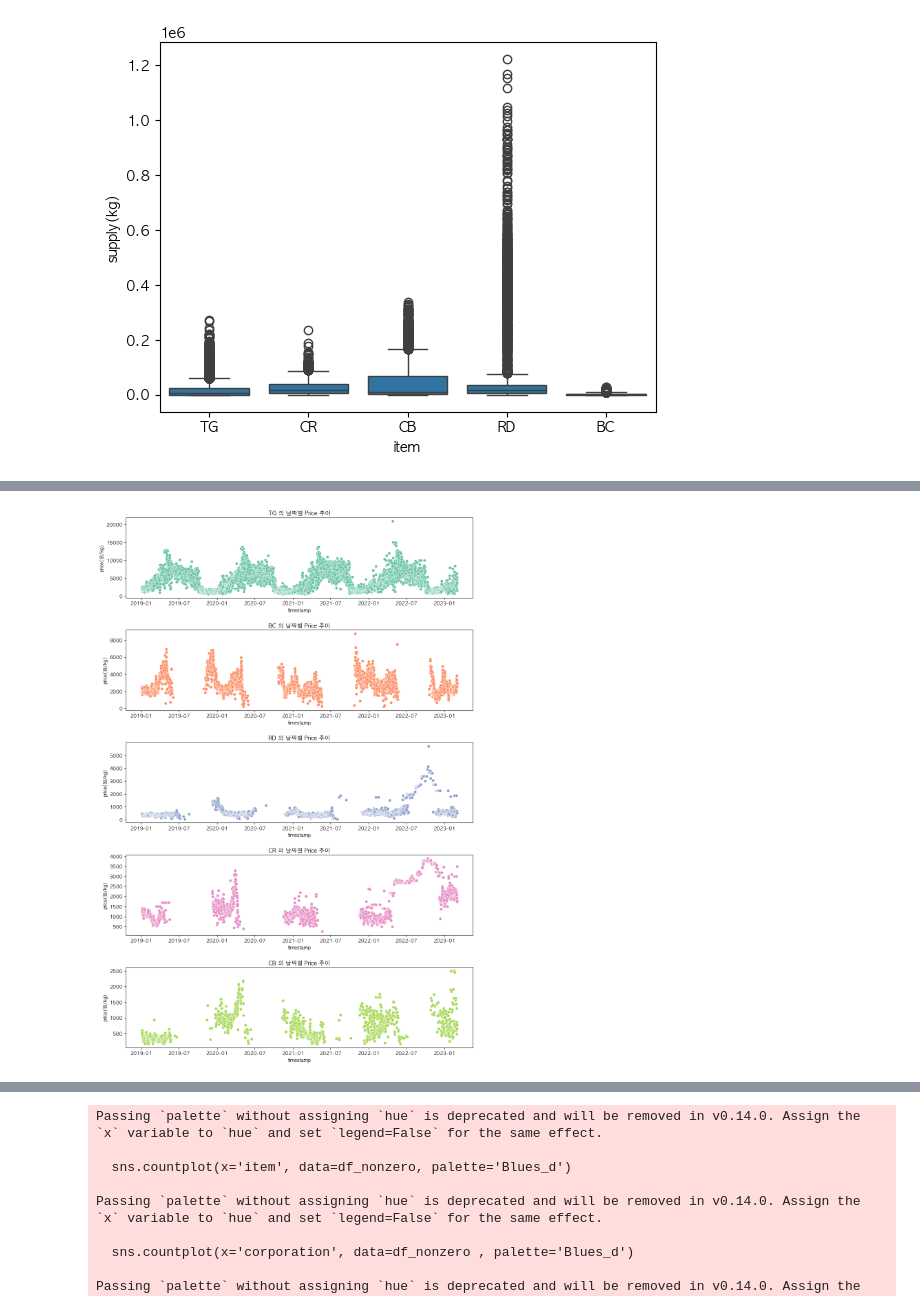
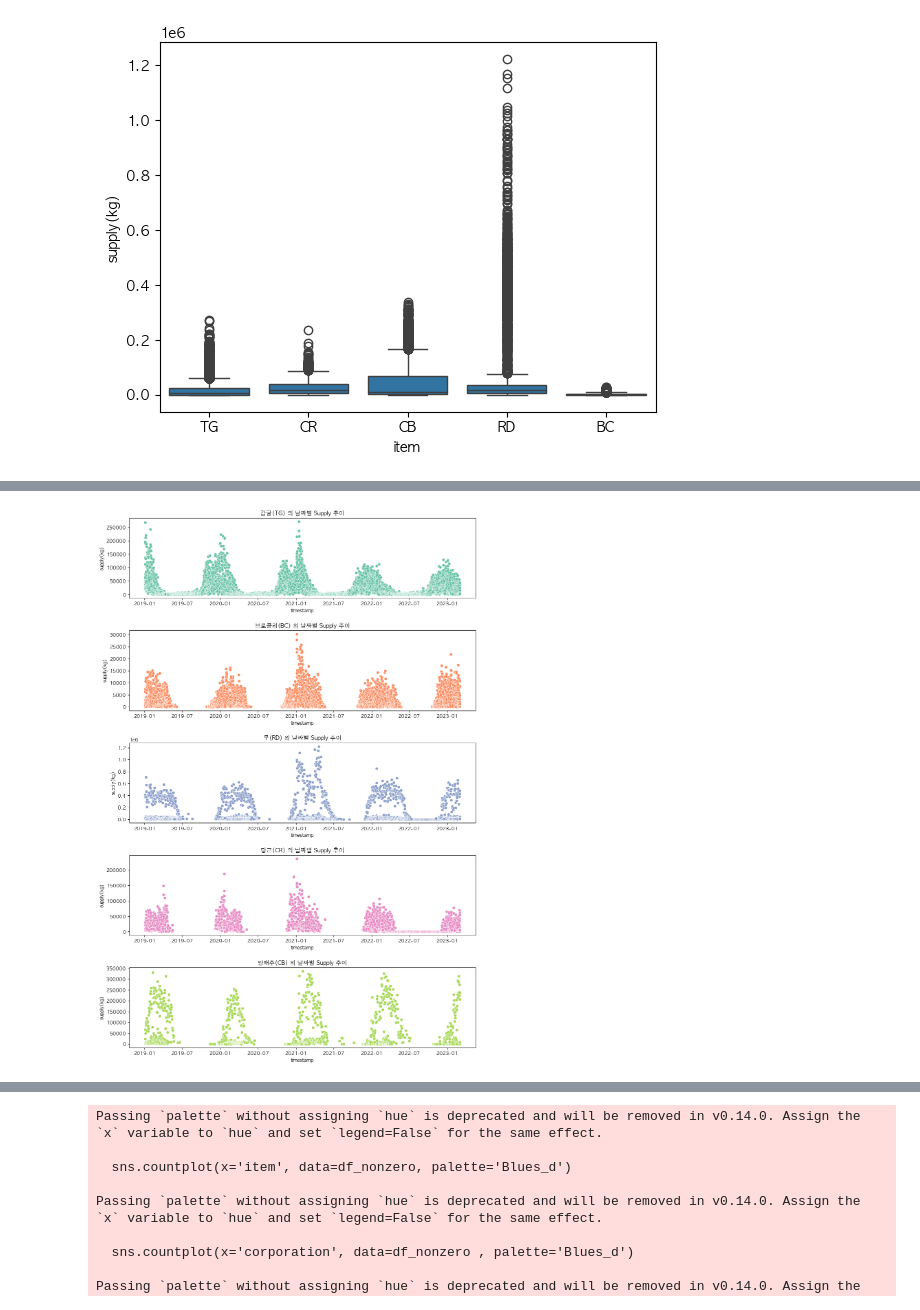
Before and after one commit to Joy-9707/sparta_practice, a Jupyter notebook: 김희정_0214.ipynb, the cells around one changed output, grey strips where cells are left out. Drawn from its saved outputs; the diff is of its cells as text; code cells hidden in the pictures.

```diff
--- a/김희정_0214.ipynb
+++ b/김희정_0214.ipynb
@@ -390,3 +398,15 @@ sns.boxplot(x='item', y='supply(kg)', data=df_nonzero)
 # plt.show()
 
 # # 2022-07~2023-01 사이 가격 이상함
+# %%
+items = df_nonzero['item'].value_counts().index.to_list()
+items_kr = ['감귤', '브로콜리', '무', '당근', '양배추']
+
+fig = plt.figure(figsize=(13,20))
+fig.subplots_adjust(hspace=0.4)
+palette = sns.color_palette("Set2", n_colors=len(items))
+
+for i in range(len(items)):
+    plt.subplot(5,1,i+1)
+    sns.scatterplot(x='timestamp', y='price(원/kg)', data=df_nonzero[df_nonzero['item']==items[i]], color=palette[i])
+    plt.title(f"{items_kr[i]}({items[i]}) 의 날짜별 Price 추이")
@@ -393,13 +415,13 @@ sns.boxplot(x='item', y='supply(kg)', data=df_nonzero)
 # %%
 items = df_nonzero['item'].value_counts().index.to_list()
 
 fig = plt.figure(figsize=(13,20))
 fig.subplots_adjust(hspace=0.4)
 palette = sns.color_palette("Set2", n_colors=len(items))
 
 for i in range(len(items)):
     plt.subplot(5,1,i+1)
-    sns.scatterplot(x='timestamp', y='price(원/kg)', data=df_nonzero[df_nonzero['item']==items[i]], color=palette[i])
-    plt.title(f"{items[i]} 의 날짜별 Price 추이")
+    sns.scatterplot(x='timestamp', y='supply(kg)', data=df_nonzero[df_nonzero['item']==items[i]], color=palette[i])
+    plt.title(f"{items_kr[i]}({items[i]}) 의 날짜별 Supply 추이")
 # %% [output]
-[figure, old version]
+[figure, new version]
```
Also changed, not shown: parts of 14 cells of this notebook, 3 other files.
